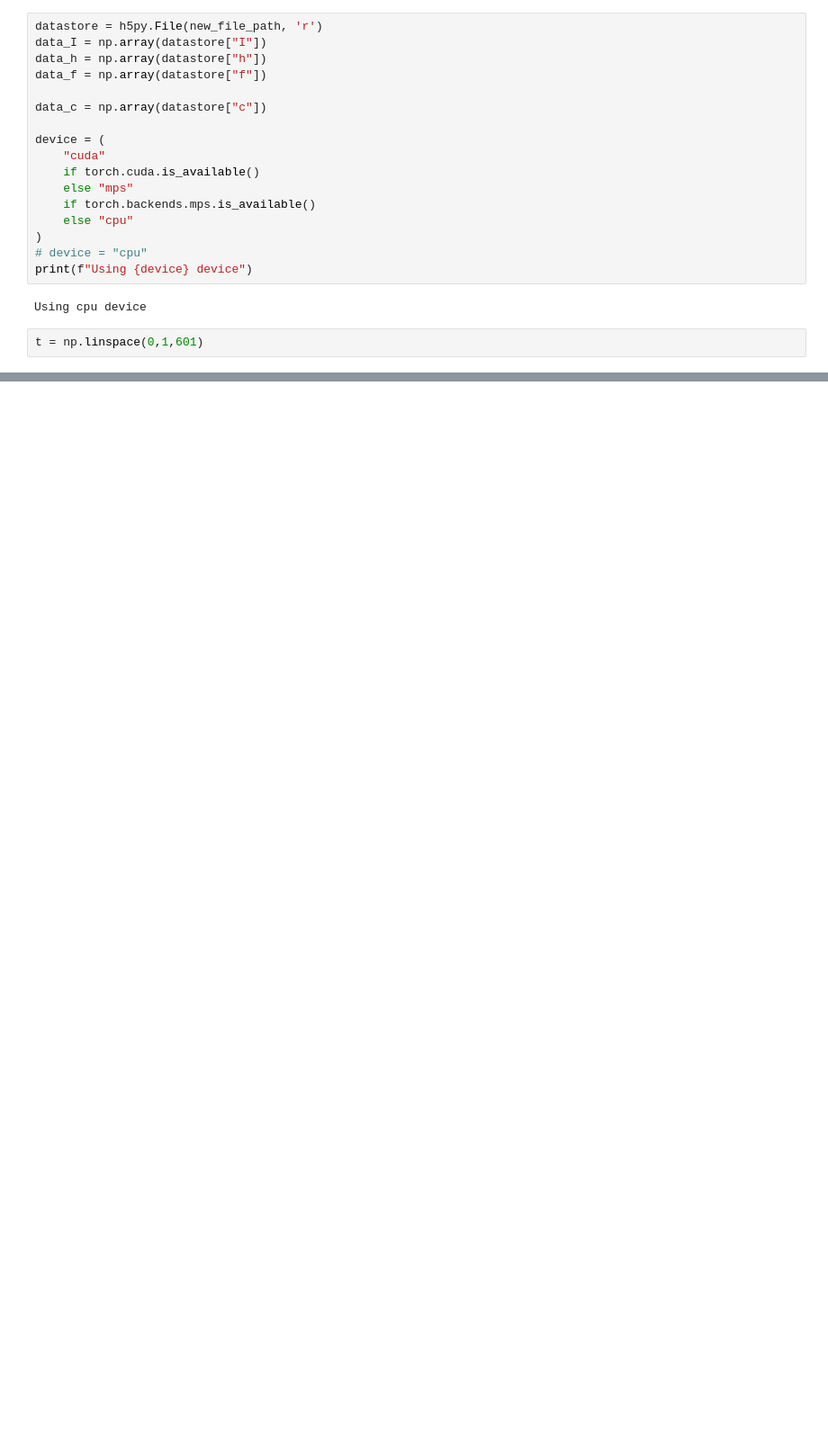
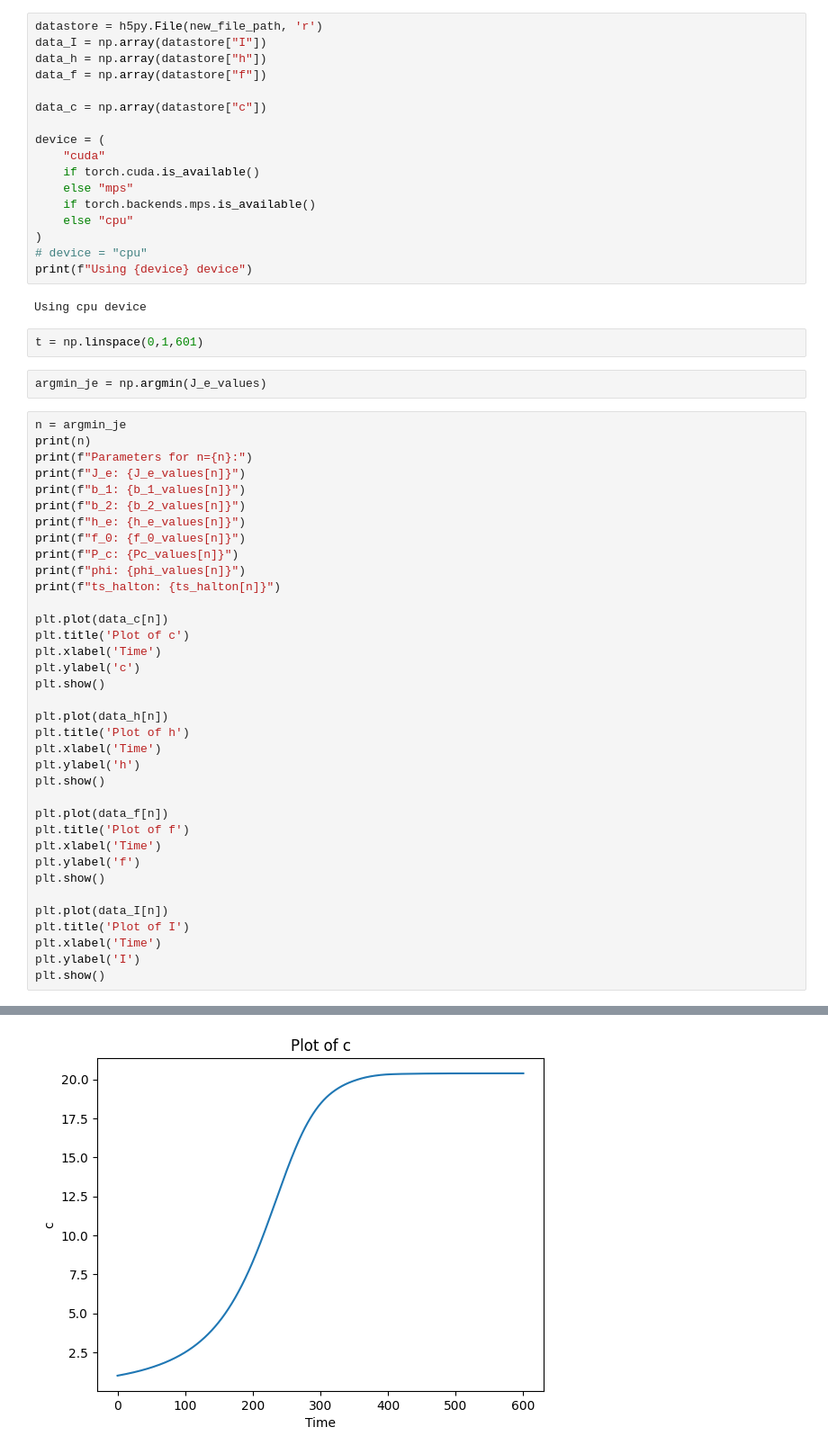
Before and after one commit to tobydriscoll/sciml-tearfilms, a Jupyter notebook: dataset generation/dataset_genration_halton3.ipynb, the cells around one changed output, grey strips where cells are left out. Shown at 90% size. Saved outputs shown, nothing was run; the diff lists cells and outputs as text; blank space fills up the shorter version.

```diff
--- a/dataset generation/dataset_genration_halton3.ipynb
+++ b/dataset generation/dataset_genration_halton3.ipynb
@@ -190,3 +194,42 @@ print(f"Using {device} device")
 Using cpu device
 # %%
 t = np.linspace(0,1,601)
+# %%
+argmin_je = np.argmin(J_e_values)
+# %%
+n = argmin_je
+print(n)
+print(f"Parameters for n={n}:")
+print(f"J_e: {J_e_values[n]}")
+print(f"b_1: {b_1_values[n]}")
+print(f"b_2: {b_2_values[n]}")
+print(f"h_e: {h_e_values[n]}")
+print(f"f_0: {f_0_values[n]}")
+print(f"P_c: {Pc_values[n]}")
+print(f"phi: {phi_values[n]}")
+print(f"ts_halton: {ts_halton[n]}")
+
+plt.plot(data_c[n])
+plt.title('Plot of c')
+plt.xlabel('Time')
+plt.ylabel('c')
+plt.show()
+
+plt.plot(data_h[n])
+plt.title('Plot of h')
+plt.xlabel('Time')
+plt.ylabel('h')
+plt.show()
+
+plt.plot(data_f[n])
+plt.title('Plot of f')
+plt.xlabel('Time')
+plt.ylabel('f')
+plt.show()
+
+plt.plot(data_I[n])
+plt.title('Plot of I')
+plt.xlabel('Time')
+plt.ylabel('I')
+plt.show()
+# %% [output]
@@ -192,0 +246 @@ t = np.linspace(0,1,601)
+[figure, added]
```
Also changed, not shown: parts of 9 cells of this notebook.
